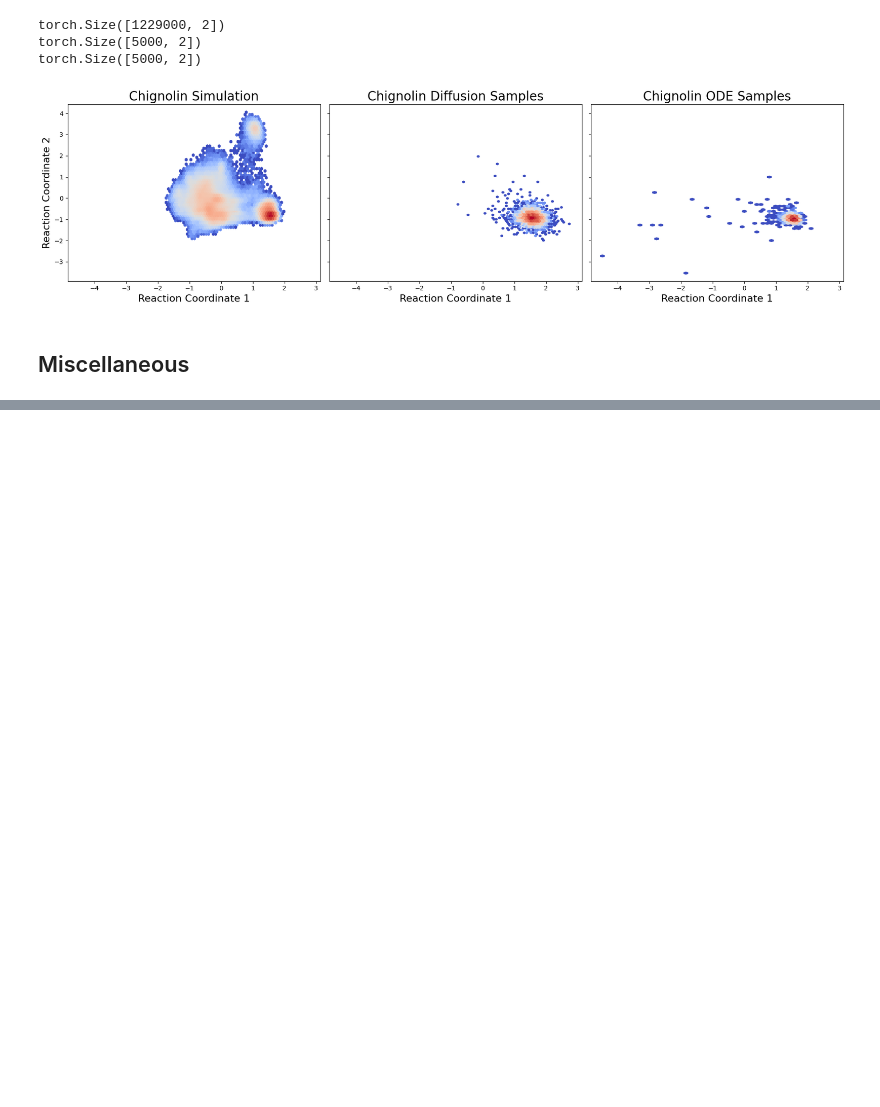
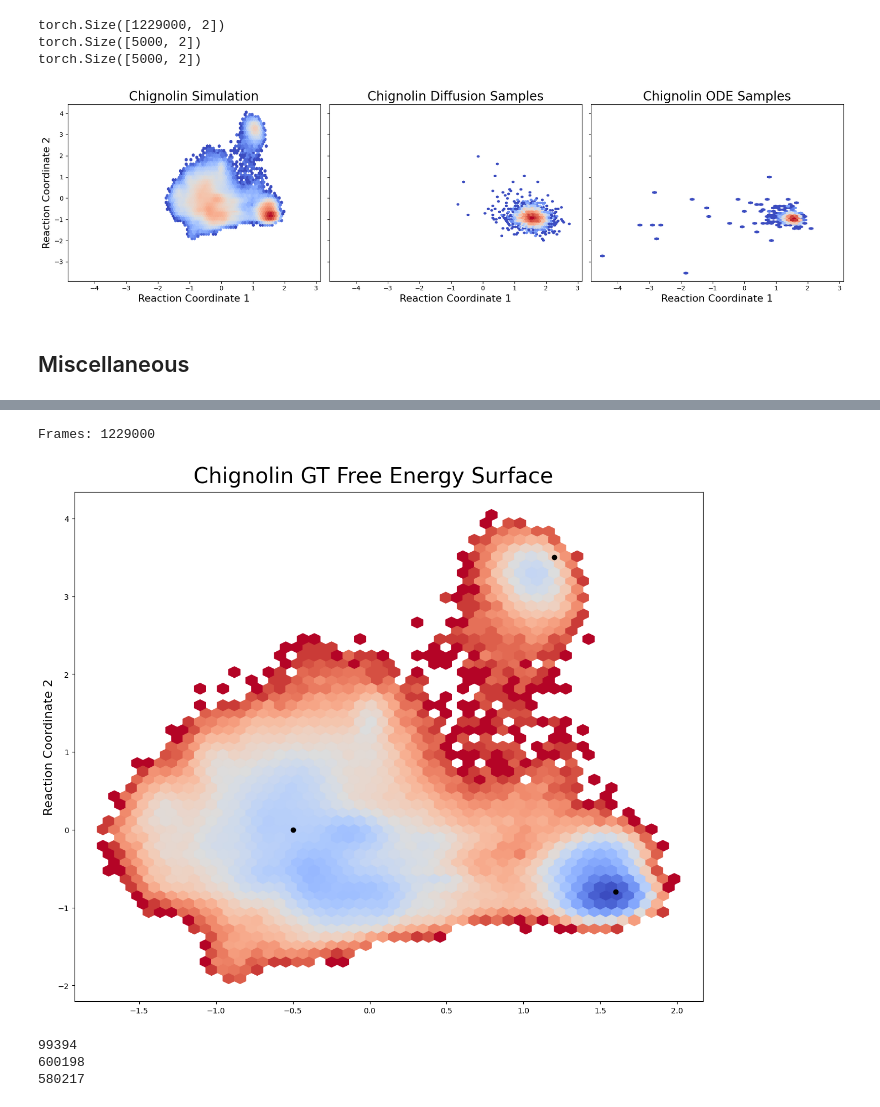
Before and after one commit to EthanZ0524/boltz-likelihoods, a Jupyter notebook: notebooks/tica.ipynb, the cells around one changed output, grey strips where cells are left out. Saved outputs shown, nothing was run; the diff lists cells and outputs as text; code cells hidden in the pictures; blank space fills up the shorter version.

```diff
--- a/notebooks/tica.ipynb
+++ b/notebooks/tica.ipynb
@@ -370,3 +1013,74 @@ folded_frame.save('/home/ethanz/data_boltz_likelihood/md/chignolin_folded.pdb')
+# %%
+# Chignolin.
+GT_TOP_PATH = '/home/ethanz/data_boltz_likelihood/md/chignolin.pdb'
+GT_TRAJ_PATH = '/home/ethanz/data_boltz_likelihood/md/chignolin_traj_all.hdf5'
+
+EIGENS_PATH = "/home/ethanz/data_boltz_likelihood/ticas/chignolin_tica_eigenvectors.npy"
+MEANS_PATH = "/home/ethanz/data_boltz_likelihood/ticas/chignolin_tica_mean.npy"
+tica_eigenvectors = np.load(EIGENS_PATH)
+tica_means = np.load(MEANS_PATH)
+
+gt_topology = md.load(GT_TOP_PATH).topology
+
+with h5py.File(GT_TRAJ_PATH, 'r') as file:
+    if "positions" not in file.keys():
+        raise ValueError("No positions in file")
+    positions = file["positions"][:]
+    frames_to_save = np.arange(positions.shape[0])
+    print(f'Frames: {frames_to_save.shape[0]}')
+    gt_trajectory = md.Trajectory(
+        positions * a_to_nm, # Ground truth positions are in angstroms.
+        gt_topology
+    )
+
+gt_rcs = get_chignolin_reaction_coordinates(
+    gt_trajectory.topology,
+    gt_trajectory.xyz,
+    tica_means,
+    tica_eigenvectors,
+)
+gt_rcs = gt_rcs.numpy()
+
+fig, ax = plt.subplots(1,1, figsize=(12, 10), sharex=True, sharey=True, constrained_layout=True)
+fig.suptitle("Chignolin GT Free Energy Surface", fontsize=28)
+
+hb = ax.hexbin(gt_rcs[:,0], gt_rcs[:,1], gridsize=50, cmap='coolwarm_r', norm=mcolors.LogNorm())
+ax.set_ylabel("Reaction Coordinate 1", fontsize=16)
+ax.set_ylabel("Reaction Coordinate 2", fontsize=16)
+ax.scatter([-0.5], [0.0], color='black')
+ax.scatter([1.2], [3.5], color='black')
+ax.scatter([1.6], [-0.8], color='black')
+
+plt.show()
+
+
+# Saving Chignolin basin initialization structures.
+# ---------------------------------------------------------------------------- #
+outdir = '/home/ethanz/data_boltz_likelihood/md'
+
+target = np.array([-0.5, 0]) # Small basin.
+dists = np.linalg.norm(gt_rcs - target, axis=1)
+idx = np.argmin(dists)
+folded_frame = gt_trajectory[idx]
+folded_frame.save(os.path.join(outdir, 'chignolin_folded.pdb'))
+
+target = np.array([1.2, 3.5]) # Small basin.
+dists = np.linalg.norm(gt_rcs - target, axis=1)
+idx = np.argmin(dists)
+unfolded_frame = gt_trajectory[idx]
+unfolded_frame.save(os.path.join(outdir, 'chignolin_unfolded.pdb'))
+
+target = np.array([1.6, -0.8]) # Small basin.
+dists = np.linalg.norm(gt_rcs - target, axis=1)
+idx = np.argmin(dists)
+misfolded_frame = gt_trajectory[idx]
+misfolded_frame.save(os.path.join(outdir, 'chignolin_misfolded.pdb'))
+# %% [output]
+Frames: 1229000
+[figure, added]
+99394
+600198
+580217
 # %%
 # Saving trajectories for viewing.
 SAVE_DIR = '/home/ethanz/figs'
```
Also changed, not shown: parts of 24 cells of this notebook, 48 other files.
